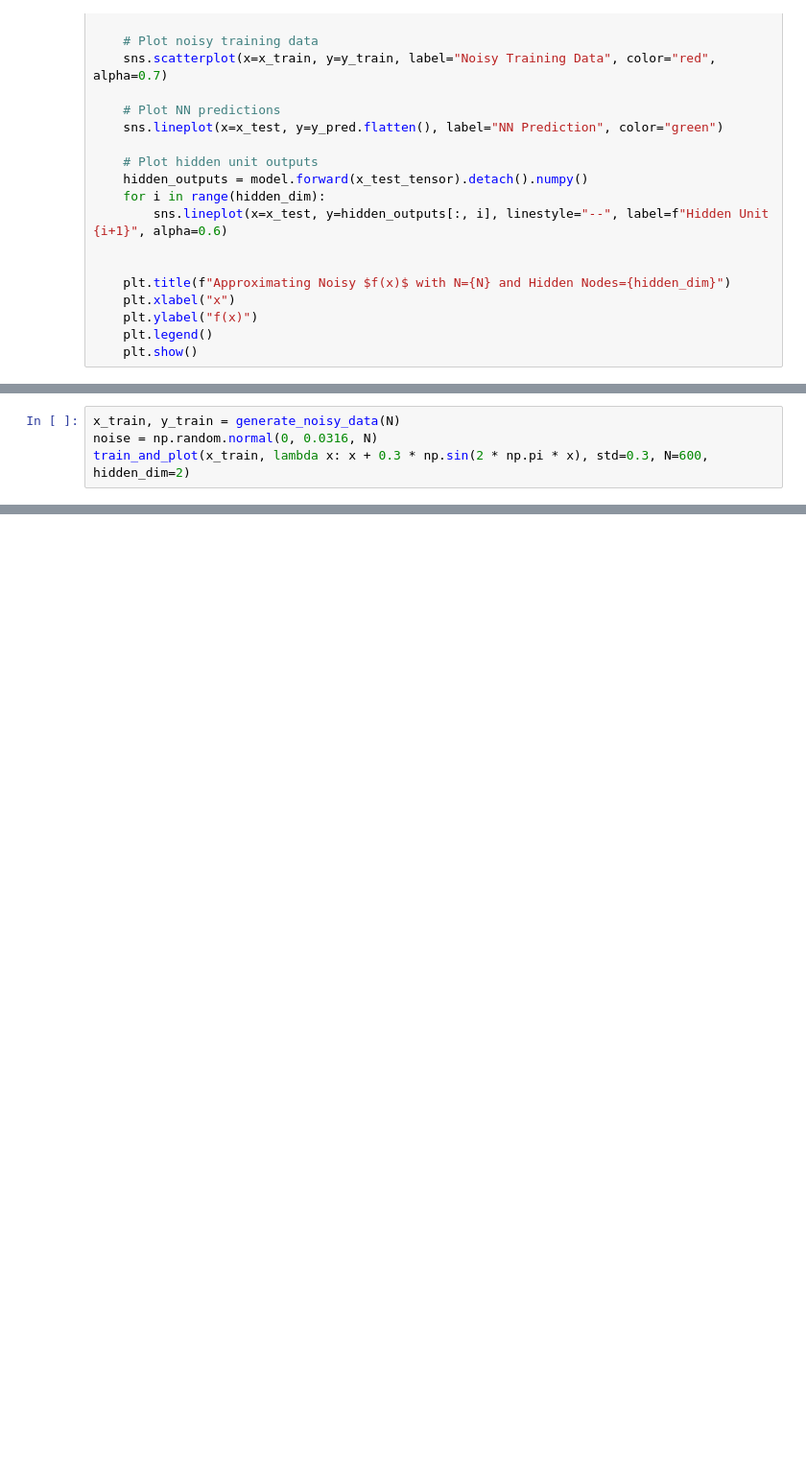
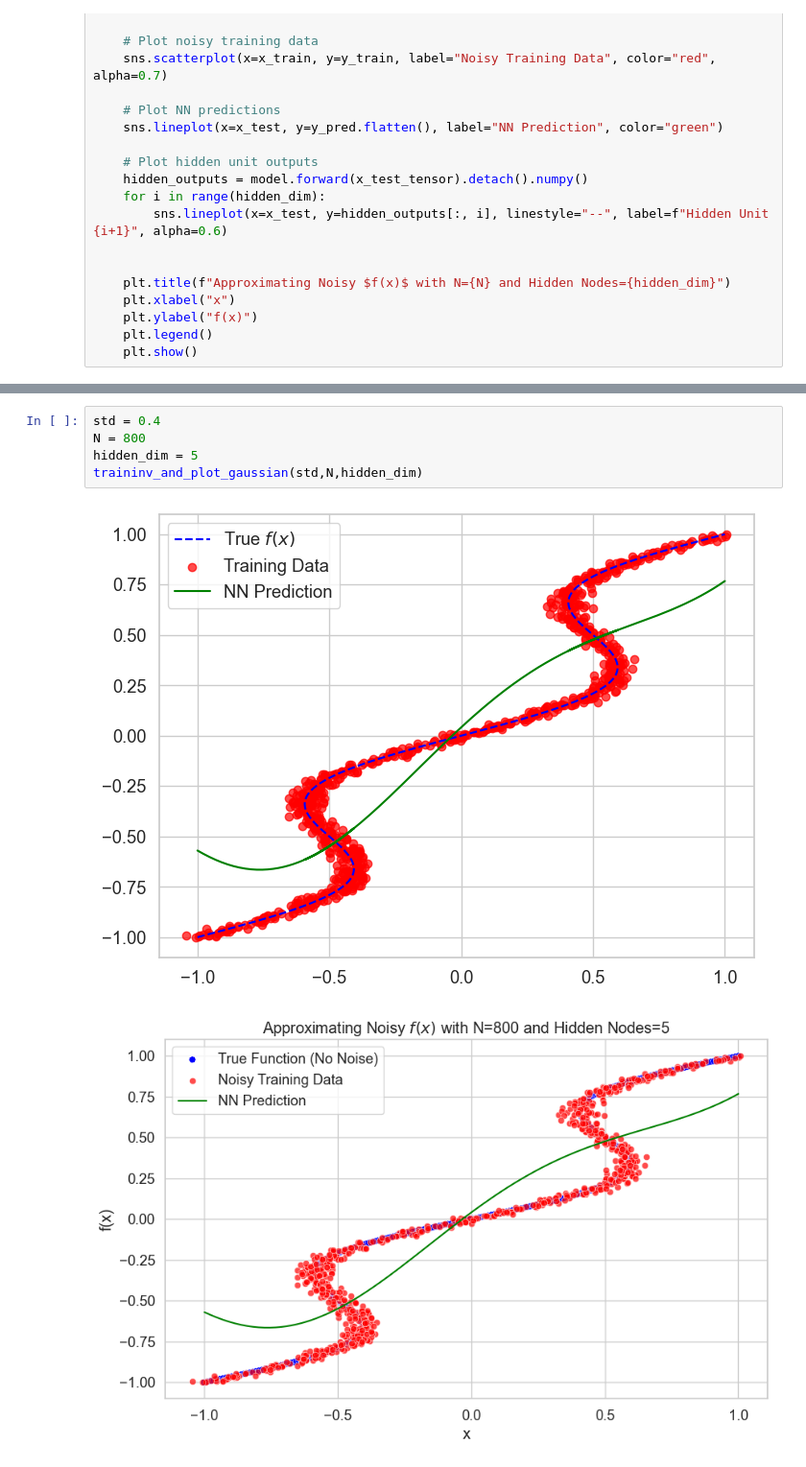
Before and after one commit to AshutoshDhaka23/ML_for_communication, a Jupyter notebook: python solutions/assign_3_1.ipynb, the cells around one changed output, grey strips where cells are left out. Shown at 96% size. Drawn from its saved outputs; the diff is of its cells as text; blank space fills up the shorter version.

```diff
--- a/python solutions/assign_3_1.ipynb
+++ b/python solutions/assign_3_1.ipynb
@@ -199,4 +198,0 @@ train_and_plot_gaussian(std,N,hidden_dim)
-# %%
-x_train, y_train = generate_noisy_data(N)
-noise = np.random.normal(0, 0.0316, N)
-train_and_plot(x_train, lambda x: x + 0.3 * np.sin(2 * np.pi * x), std=0.3, N=600, hidden_dim=2)
@@ -225,0 +253,8 @@ array([ 0.15477617,  0.62664523, -0.77729341, -0.36146604, -0.89394552,
+# %%
+std = 0.4
+N = 800
+hidden_dim = 5
+traininv_and_plot_gaussian(std,N,hidden_dim)
+# %% [output]
+[figure, added]
+[figure, added]
```
Also changed, not shown: parts of 5 cells of this notebook, 7 other files.
